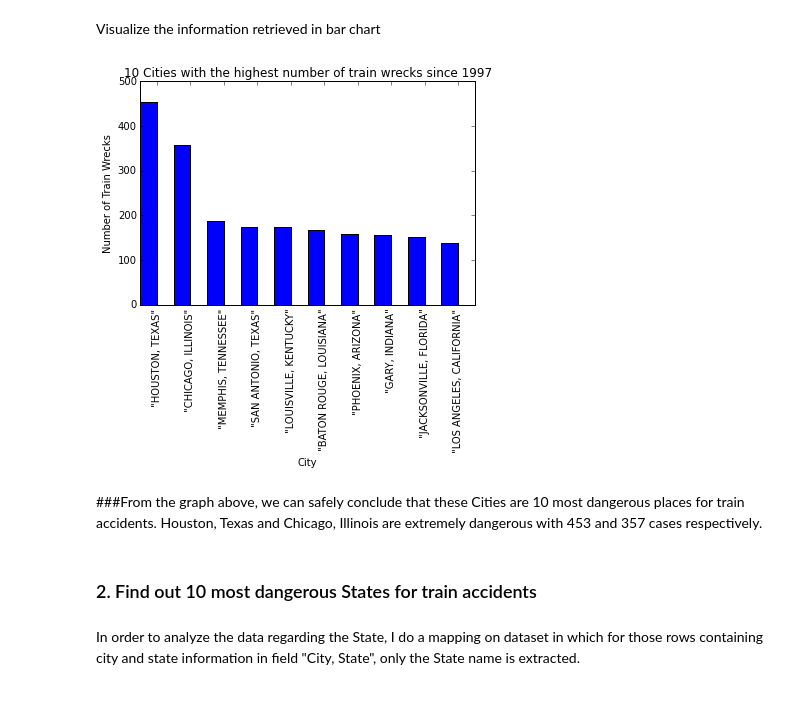
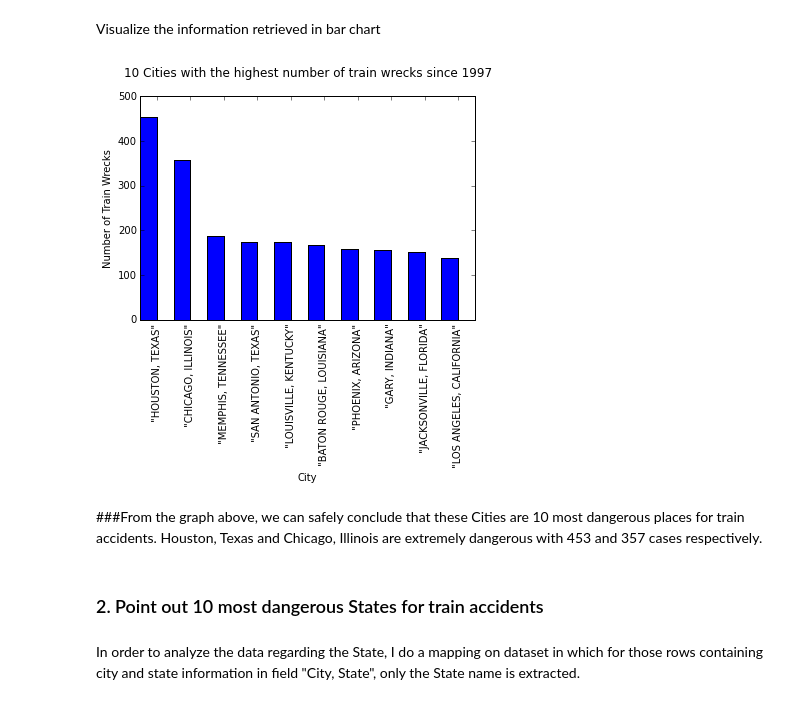
Before and after one commit to longnguyen0708/TrainWreckAnalysis, a Jupyter notebook: TrainWreckAnalysis.ipynb, the cells around one changed output. Cells and saved outputs as stored; diff of their text form; code cells hidden in the pictures.

```diff
--- a/TrainWreckAnalysis.ipynb
+++ b/TrainWreckAnalysis.ipynb
@@ -151,25 +151,25 @@ Visualize the information retrieved in bar chart
 # %%
 %matplotlib inline
 import numpy as np
 import matplotlib.pyplot as plt
 
 N = 10
 index = np.arange(N)
 bar_width = 0.5
 
 plt.bar(index, acdsTop10, bar_width,
                  color='b')
 plt.xlabel('City')
 plt.ylabel('Number of Train Wrecks')
-plt.title('10 Cities with the highest number of train wrecks since 1997')
+plt.title('10 Cities with the highest number of train wrecks since 1997\n')
 plt.xticks(index + bar_width, citiesTop10, rotation=90)
 plt.show()
 # %% [output]
-[figure, old version]
+[figure, new version]
 # %% [markdown]
 ###From the graph above, we can safely conclude that these Cities are 10 most dangerous places for train accidents. Houston, Texas and Chicago, Illinois are extremely dangerous with  453 and 357 cases respectively.
 # %% [markdown]
-### 2. Find out 10 most dangerous States for train accidents
+### 2. Point out 10 most dangerous States for train accidents
 # %% [markdown]
 In order to analyze the data regarding the State, I do a mapping on dataset in which for those rows containing city and state information in field "City, State", only the State name is extracted.
 # %%
```
Also changed, not shown: parts of 9 cells of this notebook.
